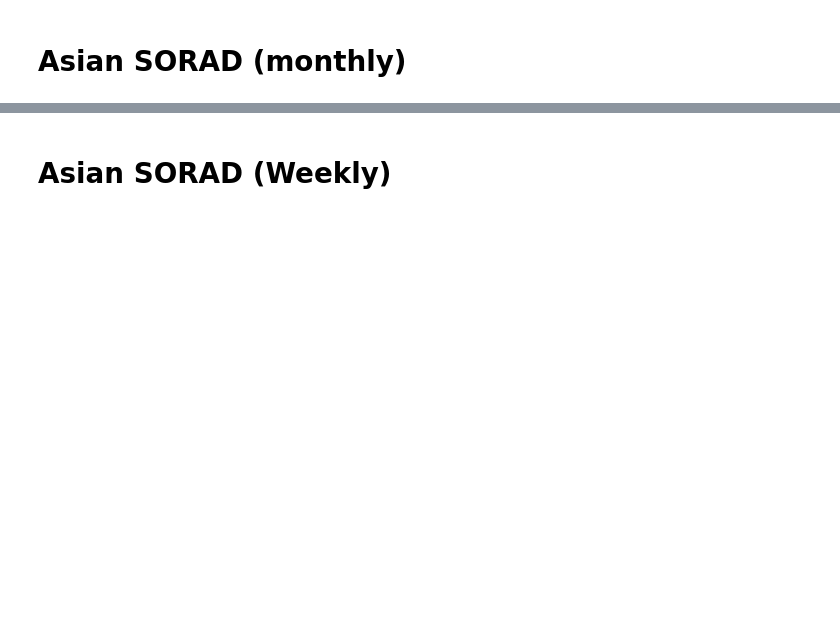
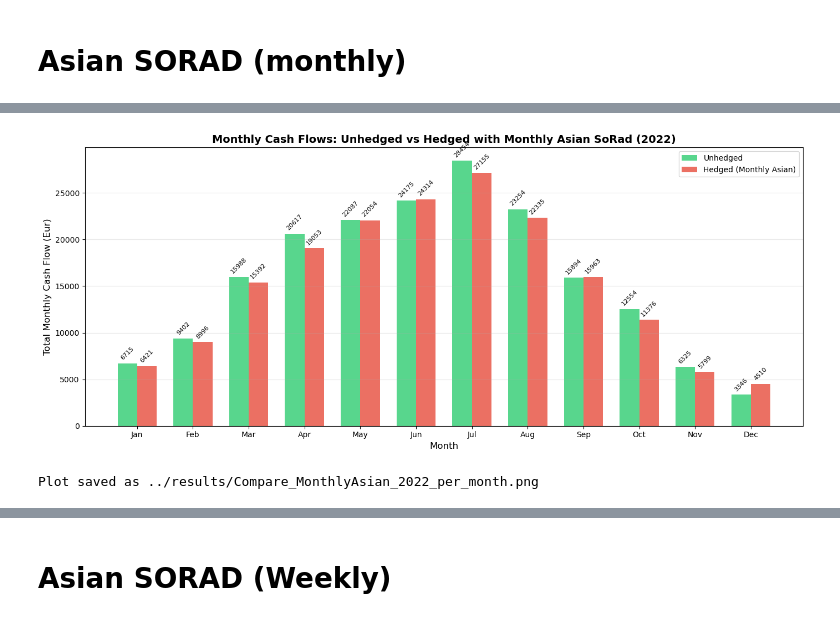
Before and after one commit to rafafvs/solar_python, a Jupyter notebook: vignettespy/notebook-asian-products.ipynb, the cells around one changed output, grey strips where cells are left out. Saved outputs shown, nothing was run; the diff lists cells and outputs as text; code cells hidden in the pictures; blank space fills up the shorter version.

```diff
--- a/vignettespy/notebook-asian-products.ipynb
+++ b/vignettespy/notebook-asian-products.ipynb
@@ -268 +268,65 @@ Plot saved as ../results/Figure_ASoRad_2014_buyer_cashflows.png
 All gate checks passed.
+# %%
+# =============================================================================
+# Monthly Asian SoRad - Bar Graph (Hedge vs Unhedged Weekly Differences)
+# =============================================================================
+
+# Calculate weekly aggregated values for monthly hedge
+weeks_in_monthly = []
+month_names = ['Jan', 'Feb', 'Mar', 'Apr', 'May', 'Jun',
+               'Jul', 'Aug', 'Sep', 'Oct', 'Nov', 'Dec']
+
+for month_idx in range(12):
+    month_dates = dates[dates.month == month_idx + 1]
+    if len(month_dates) == 0:
+        continue
+
+    month_indices = np.where(dates.month == month_idx + 1)[0]
+
+    # Aggregate unhedged and hedged cash flows for this month
+    unhedged_monthly = np.sum(cf_u[month_indices])
+    hedged_monthly = np.sum(cf_hedged[month_indices])
+
+    weeks_in_monthly.append({
+        'month': month_idx,
+        'month_name': month_names[month_idx],
+        'unhedged': unhedged_monthly,
+        'hedged': hedged_monthly,
+        'difference': hedged_monthly - unhedged_monthly
+    })
+
+# Create bar graph for monthly
+fig, ax = plt.subplots(figsize=(14, 6))
+x = np.arange(len(weeks_in_monthly))
+width = 0.35
+
+bars1 = ax.bar(x - width/2, [w['unhedged'] for w in weeks_in_monthly],
+               width, label='Unhedged', color='#2ecc71', alpha=0.8)
+bars2 = ax.bar(x + width/2, [w['hedged'] for w in weeks_in_monthly],
+               width, label='Hedged (Monthly Asian)', color='#e74c3c', alpha=0.8)
+
+ax.set_xlabel('Month', fontsize=12)
+ax.set_ylabel('Total Monthly Cash Flow (Eur)', fontsize=12)
+ax.set_title(f'Monthly Cash Flows: Unhedged vs Hedged with Monthly Asian SoRad (2022)',
+             fontsize=14, fontweight='bold')
+ax.set_xticks(x)
+ax.set_xticklabels([w['month_name'] for w in weeks_in_monthly])
+ax.legend()
+ax.grid(True, alpha=0.3, axis='y')
+
+# Add value labels on bars
+for bars in [bars1, bars2]:
+    for bar in bars:
+        height = bar.get_height()
+        ax.annotate(f'{height:.0f}',
+                    xy=(bar.get_x() + bar.get_width() / 2, height),
+                    xytext=(0, 3), textcoords="offset points",
+                    ha='center', va='bottom', fontsize=8, rotation=45)
+
+plt.tight_layout()
+plt.savefig(f'../results/Compare_MonthlyAsian_{year}_per_month.png', dpi=150, bbox_inches='tight')
+plt.show()
+print(f"\nPlot saved as ../results/Compare_MonthlyAsian_{year}_per_month.png")
+# %% [output]
+[figure, added]
+Plot saved as ../results/Compare_MonthlyAsian_2022_per_month.png
```
Also changed, not shown: parts of 12 cells of this notebook, 2 other files.
